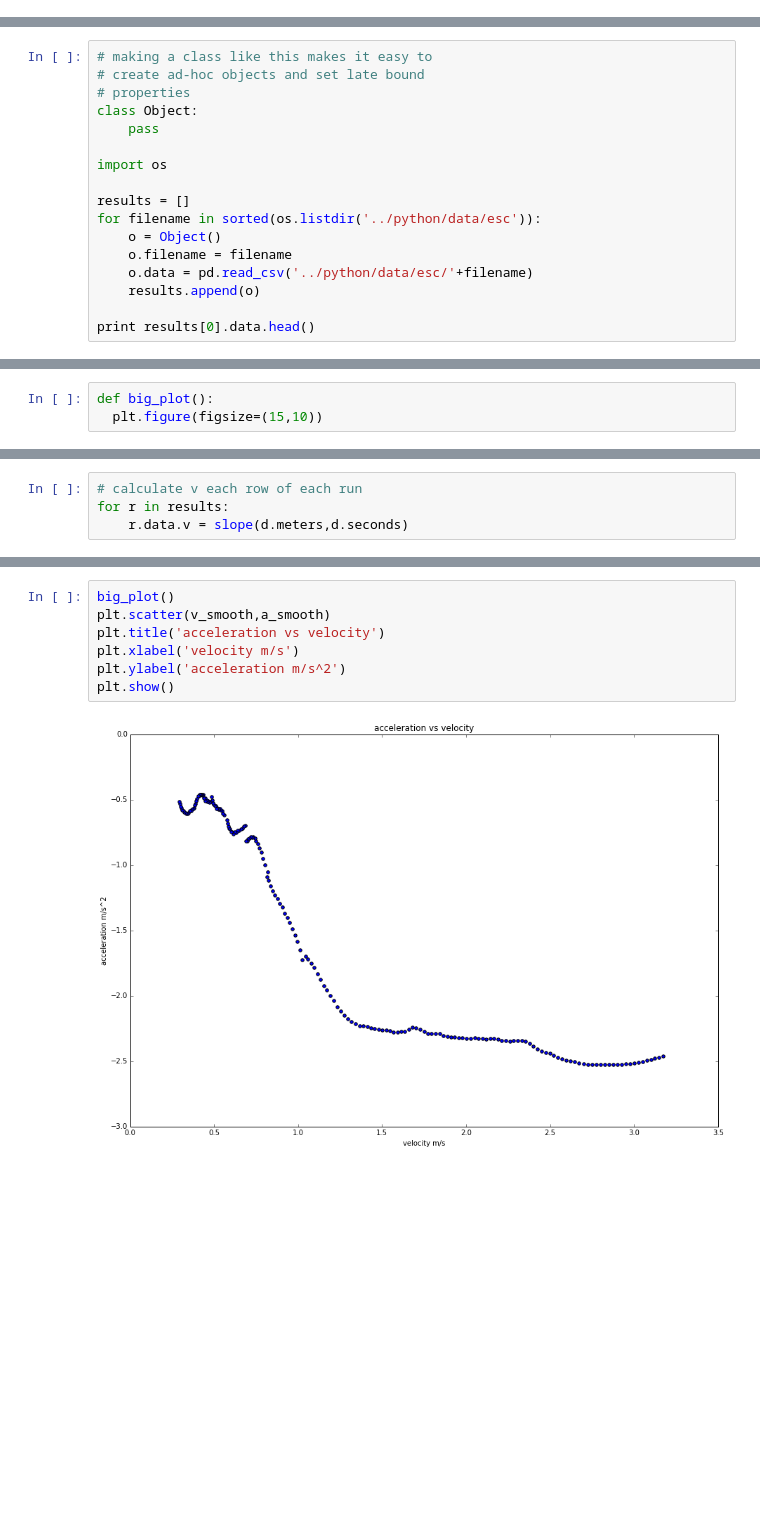
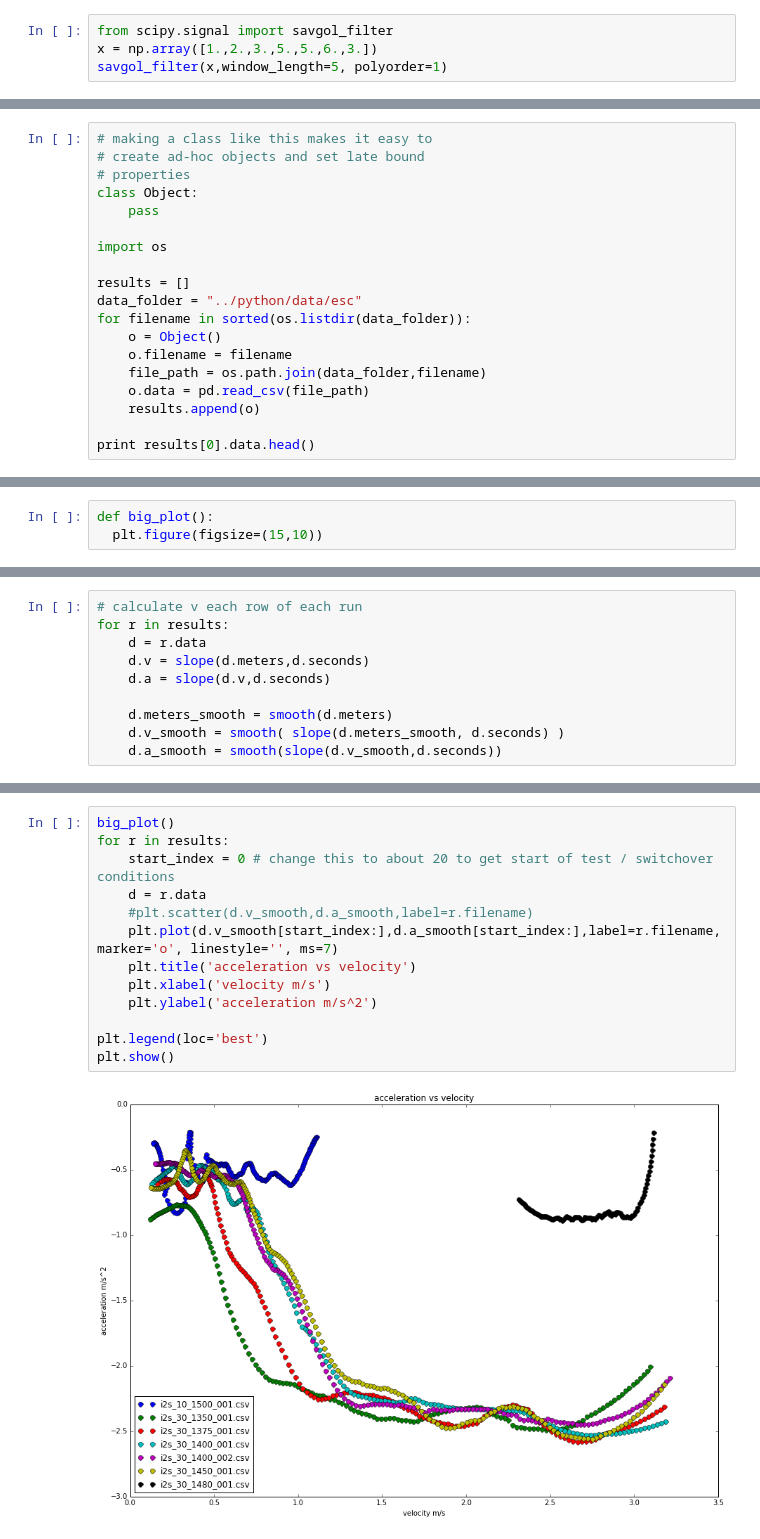
Before and after one commit to berickson/car, a Jupyter notebook: notebooks/Braking.ipynb, the cells around one changed output, grey strips where cells are left out. Drawn from its saved outputs; the diff is of its cells as text; blank space fills up the shorter version.

```diff
--- a/notebooks/Braking.ipynb
+++ b/notebooks/Braking.ipynb
@@ -3,3 +3,7 @@
 import numpy as np
 import matplotlib.pyplot as plt
 import pandas as pd
+# %%
+from scipy.signal import savgol_filter
+x = np.array([1.,2.,3.,5.,5.,6.,3.])
+savgol_filter(x,window_length=5, polyorder=1)
@@ -13,10 +42,12 @@ class Object:
 import os
 
 results = []
-for filename in sorted(os.listdir('../python/data/esc')):
+data_folder = "../python/data/esc"
+for filename in sorted(os.listdir(data_folder)):
     o = Object()
     o.filename = filename
-    o.data = pd.read_csv('../python/data/esc/'+filename)
+    file_path = os.path.join(data_folder,filename)
+    o.data = pd.read_csv(file_path)
     results.append(o)
 
 print results[0].data.head()
@@ -49,4 +114,10 @@ plt.show()
 # %%
 # calculate v each row of each run
 for r in results:
-    r.data.v = slope(d.meters,d.seconds)
+    d = r.data
+    d.v = slope(d.meters,d.seconds)
+    d.a = slope(d.v,d.seconds)
+
+    d.meters_smooth = smooth(d.meters)
+    d.v_smooth = smooth( slope(d.meters_smooth, d.seconds) )
+    d.a_smooth = smooth(slope(d.v_smooth,d.seconds))
@@ -113,9 +165,15 @@ plt.show()
 # %%
 big_plot()
-plt.scatter(v_smooth,a_smooth)
-plt.title('acceleration vs velocity')
-plt.xlabel('velocity m/s')
-plt.ylabel('acceleration m/s^2')
+for r in results:
+    start_index = 0 # change this to about 20 to get start of test / switchover conditions
+    d = r.data
+    #plt.scatter(d.v_smooth,d.a_smooth,label=r.filename)
+    plt.plot(d.v_smooth[start_index:],d.a_smooth[start_index:],label=r.filename, marker='o', linestyle='', ms=7)
+    plt.title('acceleration vs velocity')
+    plt.xlabel('velocity m/s')
+    plt.ylabel('acceleration m/s^2')
+
+plt.legend(loc='best')
 plt.show()
 # %% [output]
-[figure, old version]
+[figure, new version]
```
Also changed, not shown: parts of 9 cells of this notebook.
